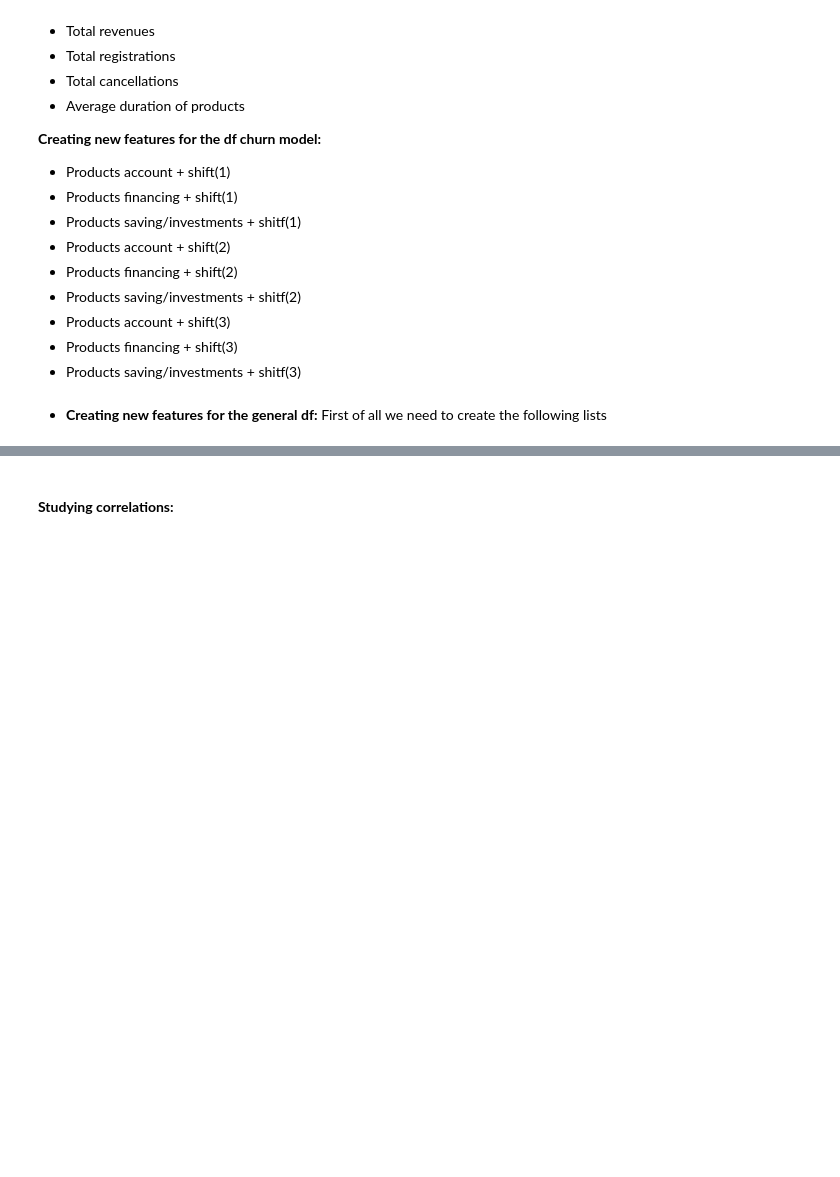
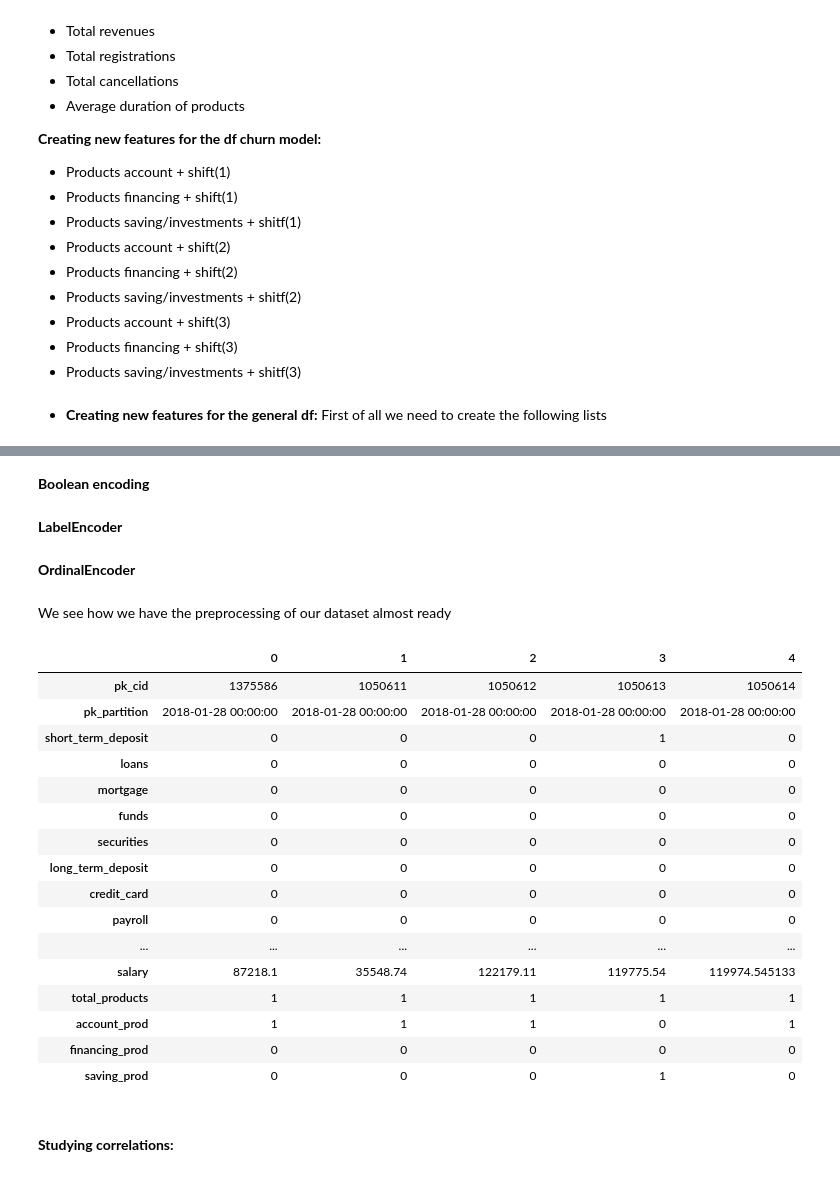
Before and after one commit to VictorSinNav/Easymoney-Data-Science-Solutions, a Jupyter notebook: Preprocessing.ipynb, the cells around one changed output, grey strips where cells are left out. Drawn from its saved outputs; the diff is of its cells as text; code cells hidden in the pictures; blank space fills up the shorter version.

```diff
--- a/Preprocessing.ipynb
+++ b/Preprocessing.ipynb
@@ -383,3 +398,41 @@ df[['total_products', 'account_prod', 'financing_prod', 'saving_prod']].sample(1
+# %% [markdown]
+**Boolean encoding**
+# %%
+df['country_id'] = df['country_id'].map({'OTHERS' : 0, 'ES': 1})
+df['gender'] = df['gender'].map({'H' : 0, 'V' : 1})
+df['deceased'] = df['deceased'].map({'N' : 0, 'S' : 1})
+# %% [markdown]
+**LabelEncoder**
+# %%
+label_encoder = LabelEncoder()
+df['entry_channel'] = label_encoder.fit_transform(df['entry_channel']).flatten()
+# %% [markdown]
+**OrdinalEncoder**
+# %%
+mapping = {'03 - UNIVERSITARIO':1, '02 - PARTICULARES':2, '01 - TOP':3}
+df['segment'] = df['segment'].map(mapping)
+# %% [markdown]
+We see how we have the preprocessing of our dataset almost ready
+# %%
+df.head().T
+# %% [output]
+|  | 0 | 1 | 2 | 3 | 4 |
+| pk_cid | 1375586 | 1050611 | 1050612 | 1050613 | 1050614 |
+| pk_partition | 2018-01-28 00:00:00 | 2018-01-28 00:00:00 | 2018-01-28 00:00:00 | 2018-01-28 00:00:00 | 2018-01-28 00:00:00 |
+| short_term_deposit | 0 | 0 | 0 | 1 | 0 |
+| loans | 0 | 0 | 0 | 0 | 0 |
+| mortgage | 0 | 0 | 0 | 0 | 0 |
+| funds | 0 | 0 | 0 | 0 | 0 |
+| securities | 0 | 0 | 0 | 0 | 0 |
+| long_term_deposit | 0 | 0 | 0 | 0 | 0 |
+| credit_card | 0 | 0 | 0 | 0 | 0 |
+| payroll | 0 | 0 | 0 | 0 | 0 |
+| ... | ... | ... | ... | ... | ... |
+| salary | 87218.1 | 35548.74 | 122179.11 | 119775.54 | 119974.545133 |
+| total_products | 1 | 1 | 1 | 1 | 1 |
+| account_prod | 1 | 1 | 1 | 0 | 1 |
+| financing_prod | 0 | 0 | 0 | 0 | 0 |
+| saving_prod | 0 | 0 | 0 | 1 | 0 |
 # %% [markdown]
 #### **Studying correlations:**
 # %% [markdown]
```
Also changed, not shown: parts of 8 cells of this notebook.
